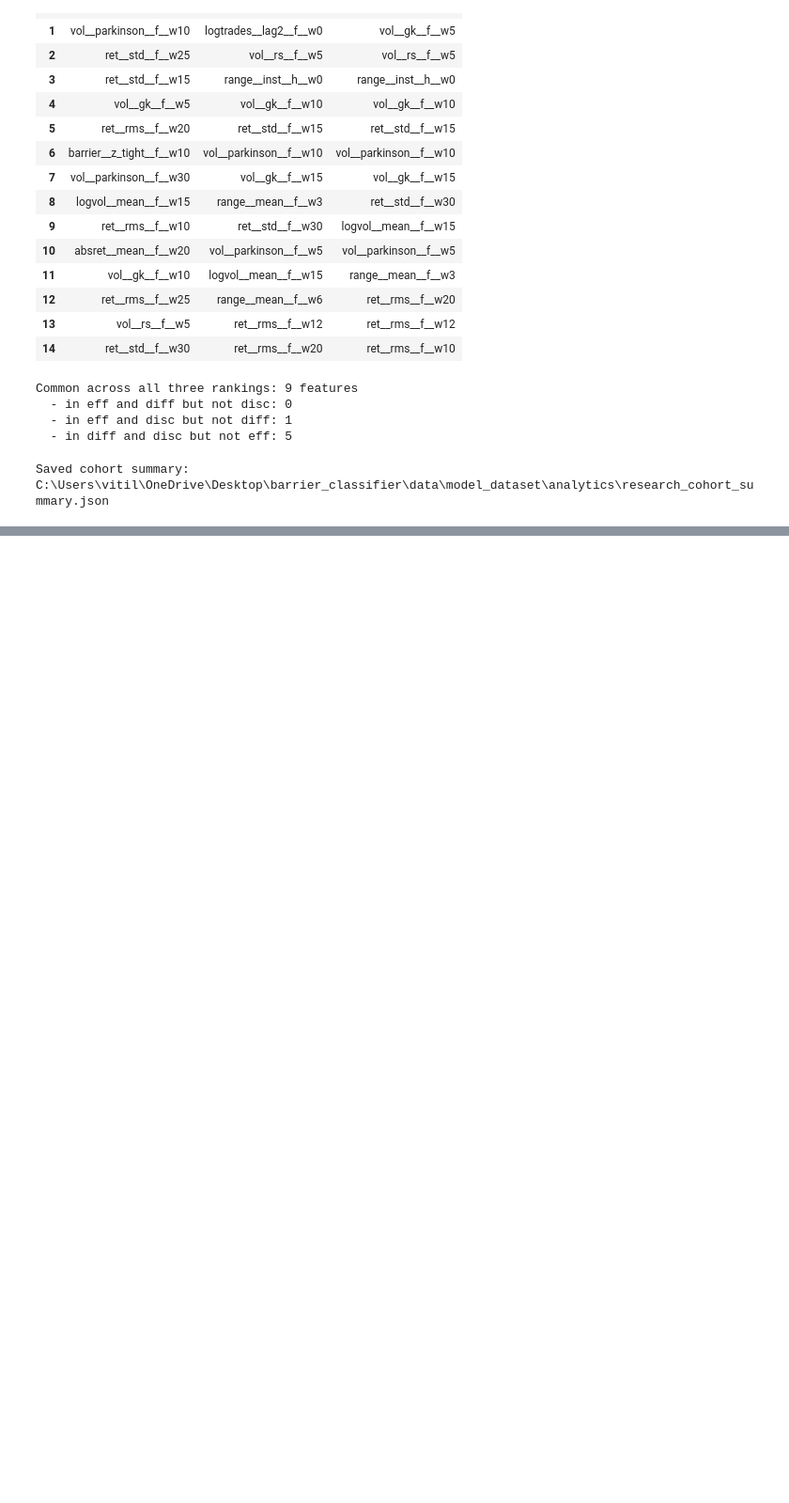
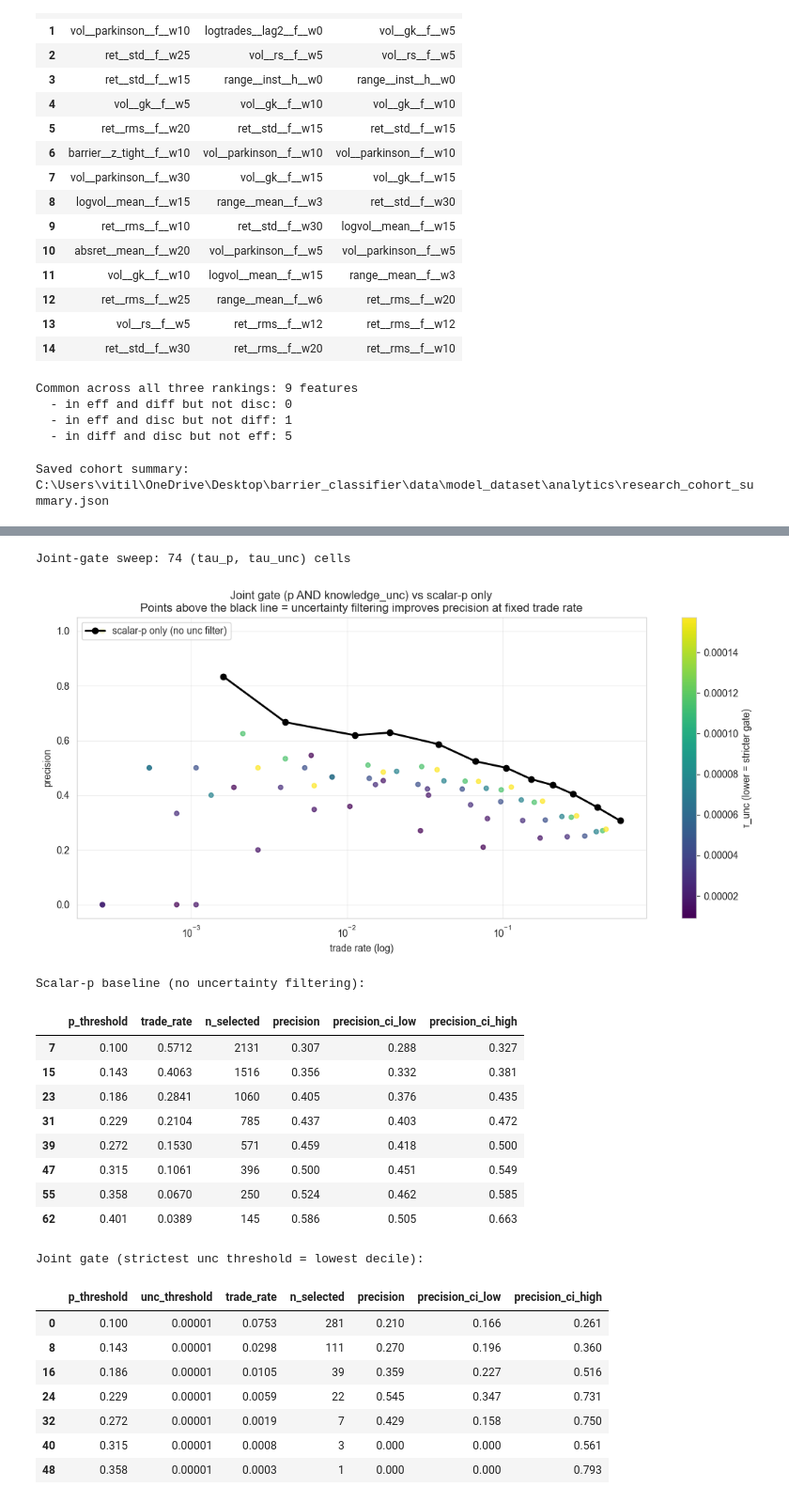
Before and after one commit to VitaIll/barrier_classifier, a Jupyter notebook: notebooks/04_offline_study.ipynb, the cells around one changed output, grey strips where cells are left out. Shown at 94% size. Drawn from its saved outputs; the diff is of its cells as text; code cells hidden in the pictures; blank space fills up the shorter version.

```diff
--- a/notebooks/04_offline_study.ipynb
+++ b/notebooks/04_offline_study.ipynb
@@ -1211,0 +1353,56 @@ Subsequent sections land as the corresponding analytics phases are built:
+# %%
+# Joint gate sweep: precision at every (tau_p, tau_unc) combination
+p_thresholds = np.linspace(0.10, float(unc_test["mean_p"].max()) - 0.05, 12)
+unc_thresholds = np.quantile(unc_test["knowledge_uncertainty"], np.linspace(0.1, 1.0, 8))
+
+sweep_joint = joint_gate_sweep(
+    test_y, unc_test["mean_p"], unc_test["knowledge_uncertainty"],
+    p_thresholds=p_thresholds, unc_thresholds=unc_thresholds,
+)
+print(f"Joint-gate sweep: {len(sweep_joint)} (tau_p, tau_unc) cells")
+
+fig, ax = plt.subplots(figsize=(11, 5.5))
+plot_joint_gate_vs_scalar_p(sweep_joint, ax=ax)
+plt.tight_layout()
+fig.savefig(PLOTS_DIR / "research_joint_gate.png", dpi=150)
+plt.show()
+
+# Comparison: at a fixed trade rate, what's the precision lift from the joint gate?
+scalar_only = sweep_joint[sweep_joint["unc_threshold"] == sweep_joint["unc_threshold"].max()]
+joint_strict = sweep_joint[sweep_joint["unc_threshold"] == sweep_joint["unc_threshold"].min()]
+print()
+print("Scalar-p baseline (no uncertainty filtering):")
+display(scalar_only[["p_threshold", "trade_rate", "n_selected", "precision",
+                     "precision_ci_low", "precision_ci_high"]].head(8).style.format({
+    "p_threshold": "{:.3f}", "trade_rate": "{:.4f}", "precision": "{:.3f}",
+    "precision_ci_low": "{:.3f}", "precision_ci_high": "{:.3f}",
+}))
+print()
+print("Joint gate (strictest unc threshold = lowest decile):")
+display(joint_strict[["p_threshold", "unc_threshold", "trade_rate", "n_selected",
+                      "precision", "precision_ci_low", "precision_ci_high"]].head(8).style.format({
+    "p_threshold": "{:.3f}", "unc_threshold": "{:.5f}", "trade_rate": "{:.4f}",
+    "precision": "{:.3f}", "precision_ci_low": "{:.3f}", "precision_ci_high": "{:.3f}",
+}))
+# %% [output]
+Joint-gate sweep: 74 (tau_p, tau_unc) cells
+[figure, added]
+Scalar-p baseline (no uncertainty filtering):
+|  | p_threshold | trade_rate | n_selected | precision | precision_ci_low | precision_ci_high |
+| 7 | 0.100 | 0.5712 | 2131 | 0.307 | 0.288 | 0.327 |
+| 15 | 0.143 | 0.4063 | 1516 | 0.356 | 0.332 | 0.381 |
+| 23 | 0.186 | 0.2841 | 1060 | 0.405 | 0.376 | 0.435 |
+| 31 | 0.229 | 0.2104 | 785 | 0.437 | 0.403 | 0.472 |
+| 39 | 0.272 | 0.1530 | 571 | 0.459 | 0.418 | 0.500 |
+| 47 | 0.315 | 0.1061 | 396 | 0.500 | 0.451 | 0.549 |
+| 55 | 0.358 | 0.0670 | 250 | 0.524 | 0.462 | 0.585 |
+| 62 | 0.401 | 0.0389 | 145 | 0.586 | 0.505 | 0.663 |
+Joint gate (strictest unc threshold = lowest decile):
+|  | p_threshold | unc_threshold | trade_rate | n_selected | precision | precision_ci_low | precision_ci_high |
+| 0 | 0.100 | 0.00001 | 0.0753 | 281 | 0.210 | 0.166 | 0.261 |
+| 8 | 0.143 | 0.00001 | 0.0298 | 111 | 0.270 | 0.196 | 0.360 |
+| 16 | 0.186 | 0.00001 | 0.0105 | 39 | 0.359 | 0.227 | 0.516 |
+| 24 | 0.229 | 0.00001 | 0.0059 | 22 | 0.545 | 0.347 | 0.731 |
+| 32 | 0.272 | 0.00001 | 0.0019 | 7 | 0.429 | 0.158 | 0.750 |
+| 40 | 0.315 | 0.00001 | 0.0008 | 3 | 0.000 | 0.000 | 0.561 |
+| 48 | 0.358 | 0.00001 | 0.0003 | 1 | 0.000 | 0.000 | 0.793 |
```
Also changed, not shown: parts of 14 cells of this notebook, 3 other files.
